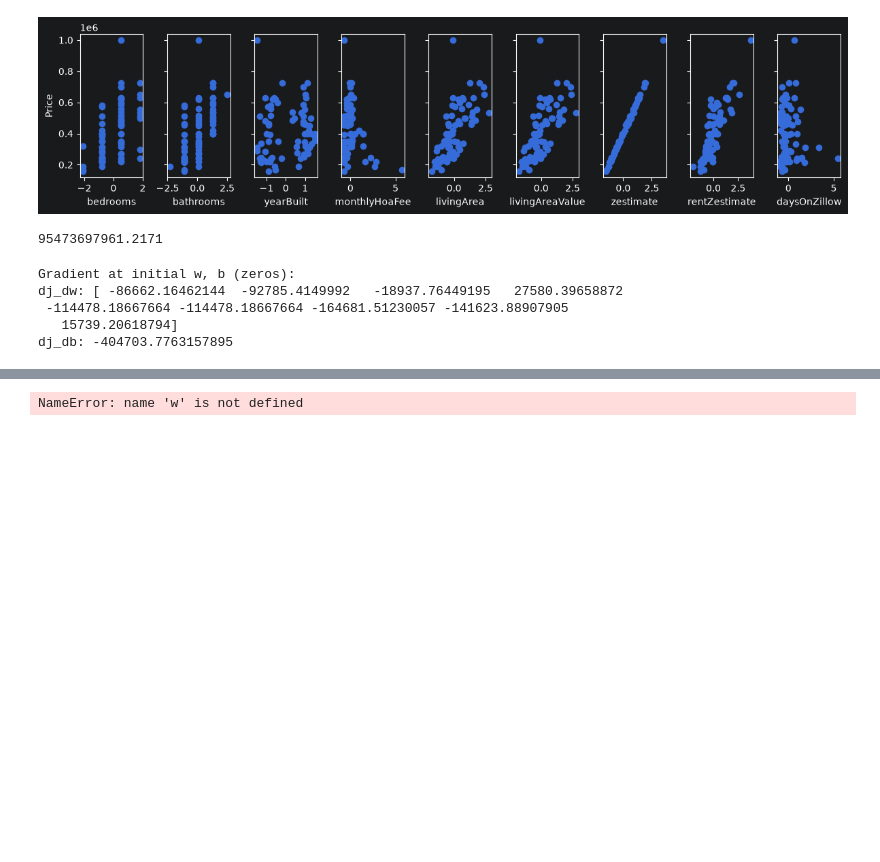
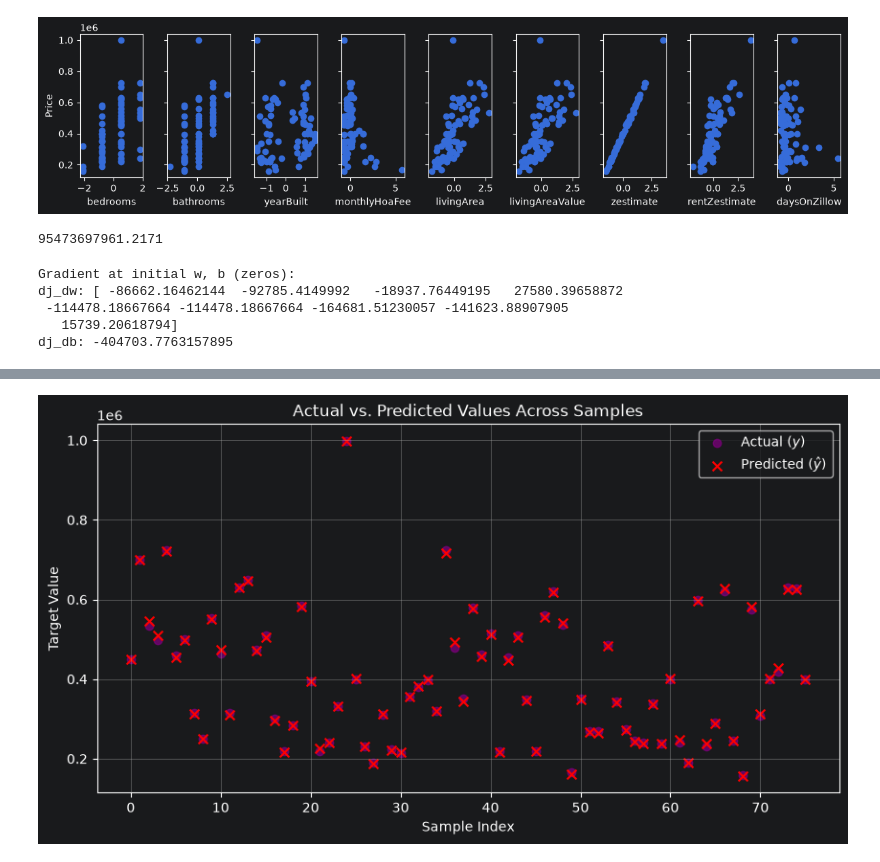
Before and after one commit to CodeCrossWRLD/Houston-Housing-Linear-Regression-2024-, a Jupyter notebook: Houston Housing Regression.ipynb, the cells around one changed output, grey strips where cells are left out. Drawn from its saved outputs; the diff is of its cells as text; code cells hidden in the pictures; blank space fills up the shorter version.

Commit message:
Added "Actual vs. Predicted Values" across Samples

```diff
--- a/Houston Housing Regression.ipynb
+++ b/Houston Housing Regression.ipynb
@@ -178,21 +179,18 @@ b: 404703.77631578926
 # %%
-m = x_scaled.shape[0]
-predicted = np.zeros(m)
+predicted = x_scaled @ w_final + b_final
 
-for i in range(m):
-    predicted[i] = w * x_scaled[i] + b
-    # Plot the linear fit
+# Create a sample index for the x-axis
+sample_indices = np.arange(len(y_train))
 
-plt.plot(x_scaled, predicted, c = "b")
+plt.figure(figsize=(10, 5))
+plt.scatter(sample_indices, y_train, color='purple', label='Actual ($y$)', alpha=0.7)
+plt.scatter(sample_indices, predicted, color='red', marker='x', label=r'Predicted ($\hat{y}$)', s=50)
 
-# Create a scatter plot of the data.
-plt.scatter(x_scaled, y_train, marker='x', c='r')
-
-# Set the title
-plt.title("Profits vs. Population per city")
-# Set the y-axis label
-plt.ylabel('Profit in $10,000')
-# Set the x-axis label
-plt.xlabel('Population of City in 10,000s')
+plt.title("Actual vs. Predicted Values Across Samples")
+plt.xlabel("Sample Index")
+plt.ylabel("Target Value")
+plt.legend()
+plt.grid(True)
+plt.show()
 # %% [output]
-NameError: name 'w' is not defined
+[figure, added]
```
Also changed, not shown: parts of 4 cells of this notebook.
